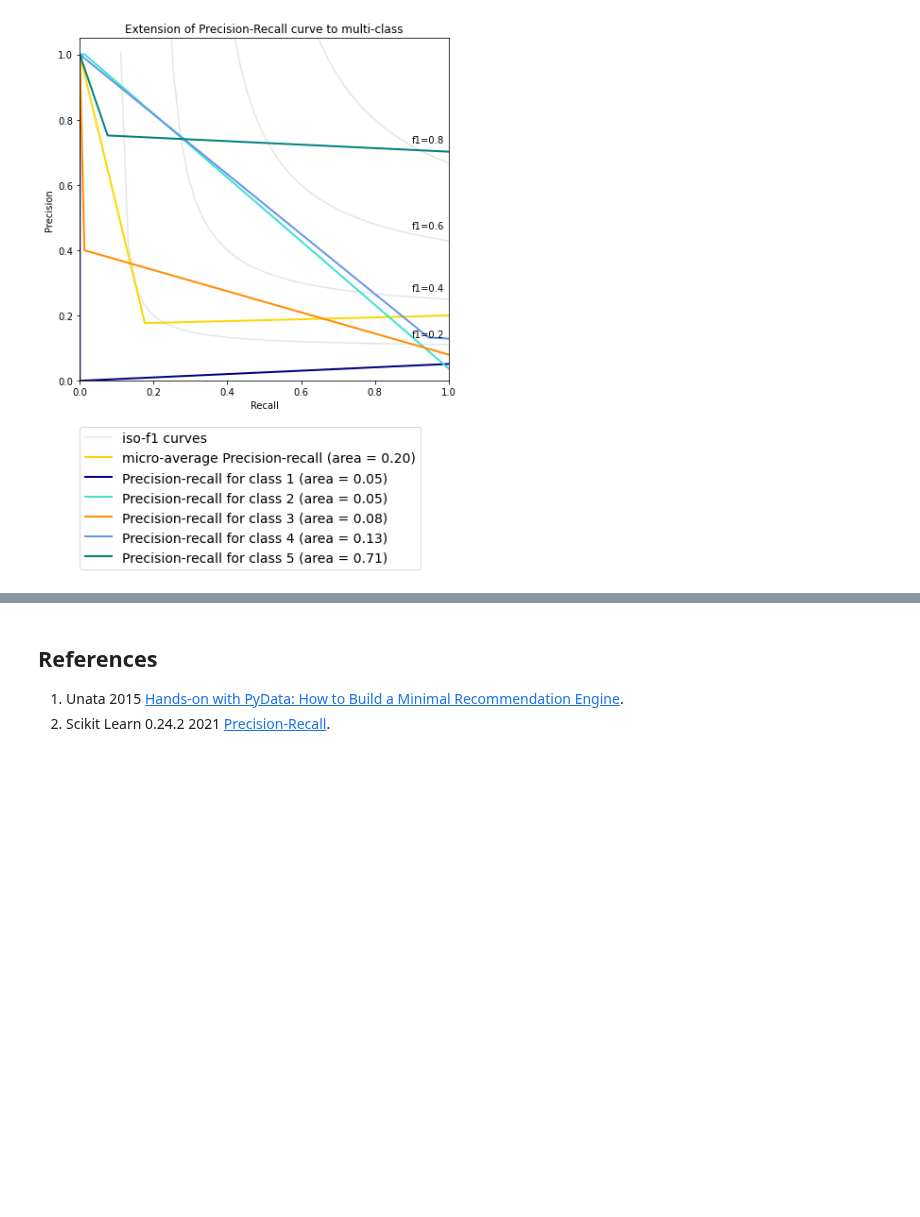
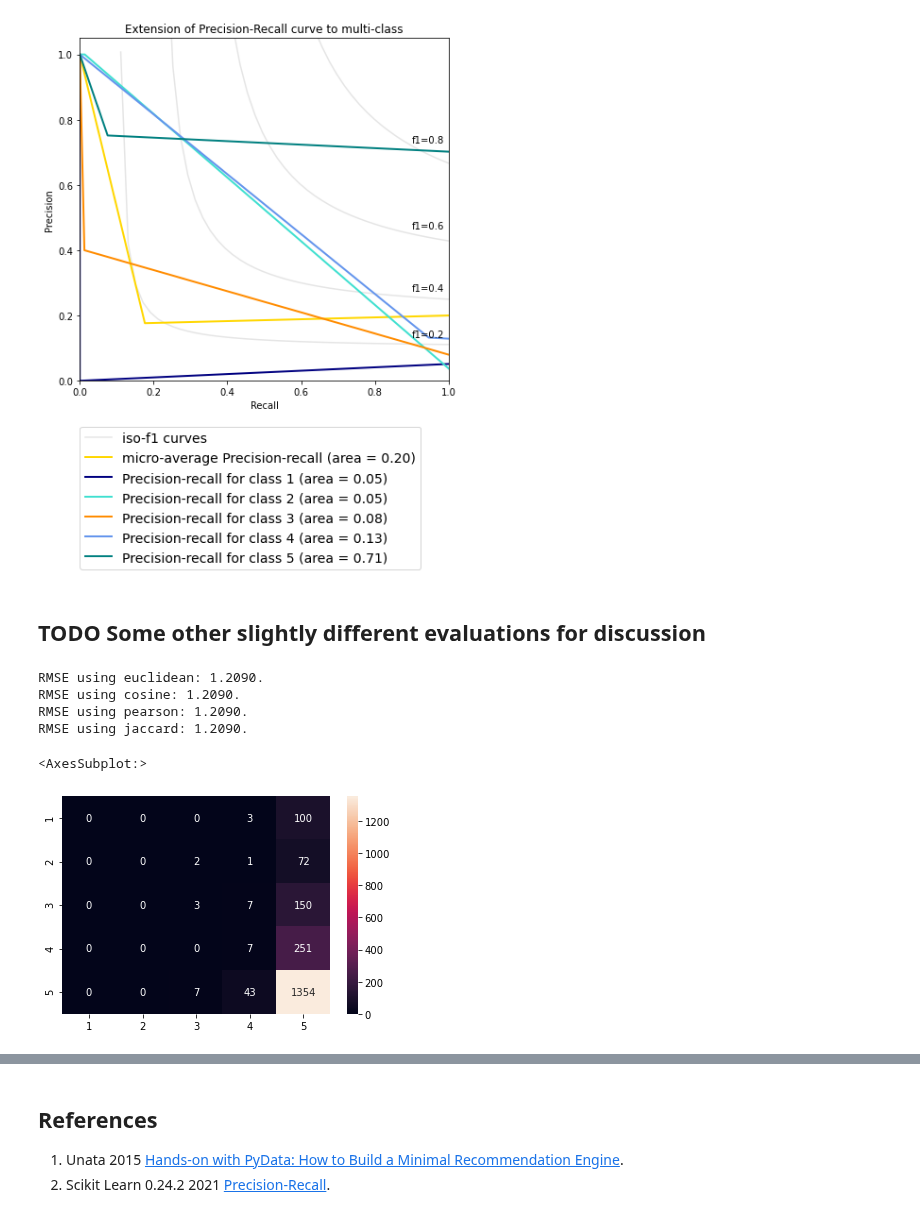
Before and after one commit to JasonCaldwellMBA/Grocery_Recommender, a Jupyter notebook: Notebooks/Modeling_Recommendation_Hybrid_v3.ipynb, the cells around one changed output, grey strips where cells are left out. Cells and saved outputs as stored; diff of their text form; code cells hidden in the pictures; blank space fills up the shorter version.

Commit message:
Add items to discuss for meeting

```diff
--- a/Notebooks/Modeling_Recommendation_Hybrid_v3.ipynb
+++ b/Notebooks/Modeling_Recommendation_Hybrid_v3.ipynb
@@ -123,6 +123,37 @@ class Recommender(object):
 
     def estimate(self, user_id, product_id):
         return 0.9 * self.estimate_user(user_id) + 0.1 * self.estimate_product(user_id, product_id)
+
+    def estimate_product2(self, user_id, product_id):
+        all_ratings = df_train.loc[df_train.asin == product_id]
+        if all_ratings.empty:
+            return 5.0
+        all_ratings.set_index('reviewerID', inplace=True)
+        their_ids = all_ratings.index
+        their_ratings = all_ratings.overall
+        their_profiles = self.all_user_profiles[their_ids]
+        try:
+            user_profile = self.all_user_profiles[user_id]
+        except KeyError:
+            return 5.0
+        sims = their_profiles.apply(lambda profile: self.similarity(profile, user_profile), axis=0)
+        ratings_sims = pd.DataFrame({'sim': sims, 'overall': their_ratings})
+        ratings_sims = ratings_sims[ratings_sims.sim > 0]
+        if ratings_sims.empty:
+            return their_ratings.mean()
+        else:
+            return np.average(ratings_sims.overall, weights=ratings_sims.sim)
+
+    def estimate_user2(self, user_id):
+        similar = df_train.loc[df_train.reviewerID == user_id]
+
+        if similar.empty:
+            return self.overall_mean * 0.5 + 5.0 * 0.5
+        else:
+            return similar['overall'].mean()
+
+    def estimate2(self, user_id, product_id):
+        return 0.5 * self.estimate_user2(user_id) + 0.5 * self.estimate_product2(user_id, product_id)
 # %%
 functions = [euclidean, cosine, pearson, jaccard]
 for estimate in functions:
@@ -274,3 +305,28 @@ plt.legend(lines, labels, loc=(0, -.55), prop=dict(size=14))
 plt.show()
 # %% [output]
 [figure]
+# %% [markdown]
+## TODO Some other slightly different evaluations for discussion
+# %%
+functions = [euclidean, cosine, pearson, jaccard]
+for similarity in functions:
+    rec = Recommender(similarity)
+    print(f'RMSE using {similarity.__name__}: {evaluate_test(rec.estimate2):.4f}.')
+# %% [output]
+RMSE using euclidean: 1.2090.
+RMSE using cosine: 1.2090.
+RMSE using pearson: 1.2090.
+RMSE using jaccard: 1.2090.
+# %%
+rec = Recommender(euclidean)
+ids_to_estimate = zip(df_test.reviewerID, df_test.asin)
+y_pred = np.array([rec.estimate2(u,i) for (u,i) in ids_to_estimate])
+y_test = df_test.overall.values
+# Make both np arrays int for comparison
+y_pred = np.rint(y_pred)
+# %%
+cm = confusion_matrix(y_test, y_pred)
+sns.heatmap(cm, annot=True, fmt='d', xticklabels=[1,2,3,4,5], yticklabels=[1,2,3,4,5])
+# %% [output]
+<AxesSubplot:>
+[figure, added]
```
Also changed, not shown: parts of 5 cells of this notebook.
